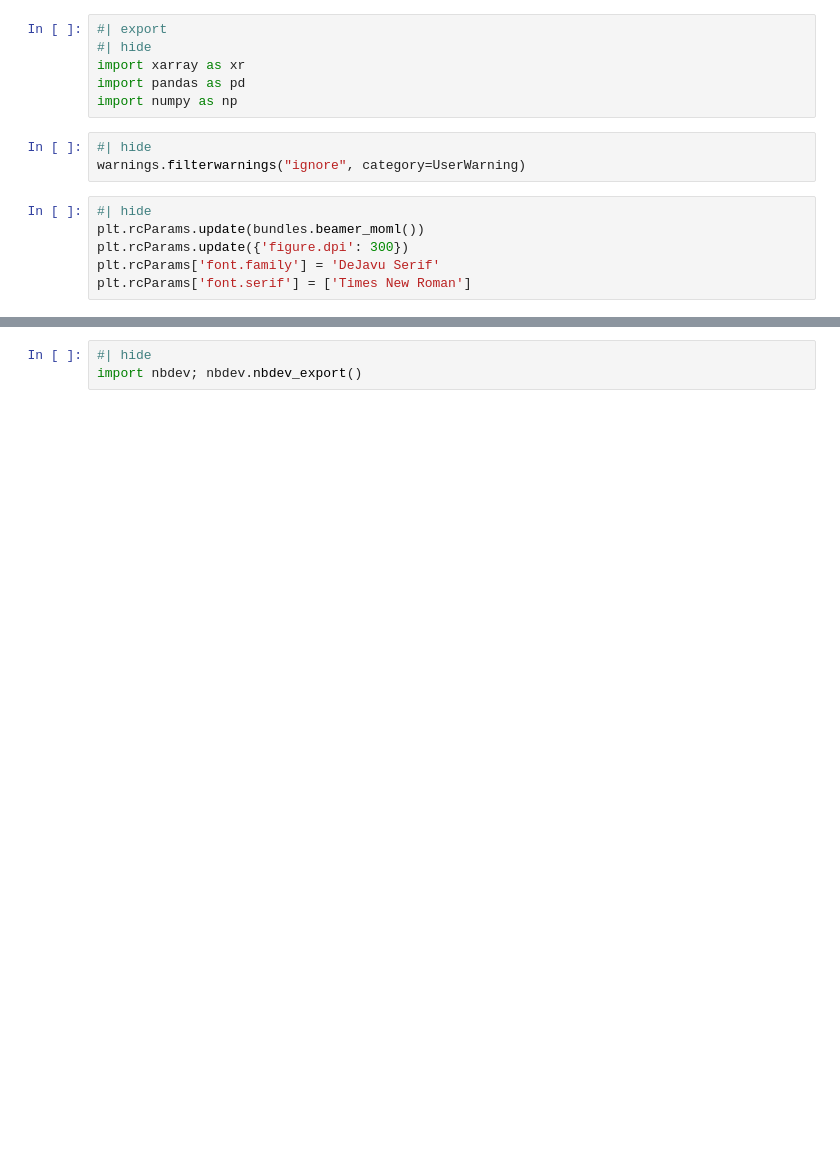
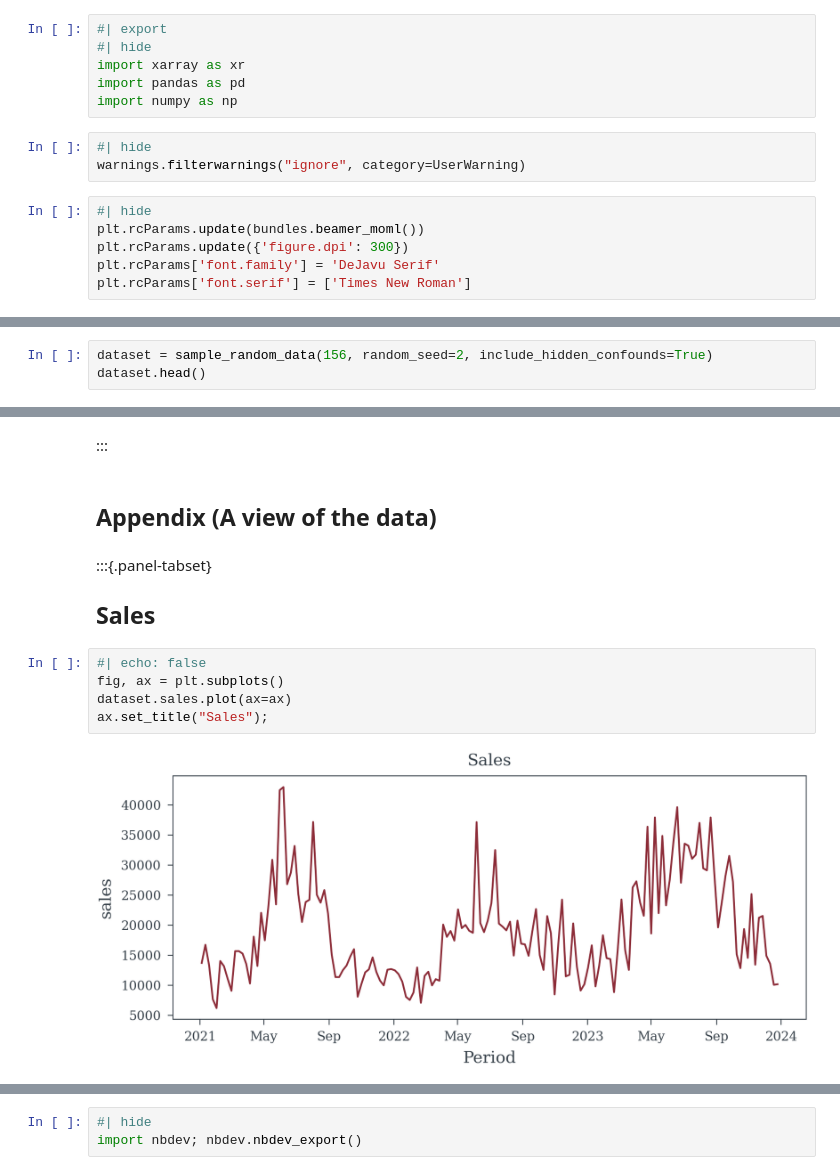
Before and after one commit to redam94/common_regression_issues, a Jupyter notebook: nbs/01_multicollinearity.ipynb, the cells around one changed output, grey strips where cells are left out. Saved outputs shown, nothing was run; the diff lists cells and outputs as text; blank space fills up the shorter version.

```diff
--- a/nbs/01_multicollinearity.ipynb
+++ b/nbs/01_multicollinearity.ipynb
@@ -172,0 +303,3 @@ sample_random_data(156, random_seed=42).plot()
+# %%
+dataset = sample_random_data(156, random_seed=2, include_hidden_confounds=True)
+dataset.head()
@@ -172,0 +424,15 @@ sample_random_data(156, random_seed=42).plot()
+# %% [markdown]
+:::
+# %% [markdown]
+## Appendix (A view of the data)
+# %% [markdown]
+:::{.panel-tabset}
+
+## Sales
+# %%
+#| echo: false
+fig, ax = plt.subplots()
+dataset.sales.plot(ax=ax)
+ax.set_title("Sales");
+# %% [output]
+[figure, added]
```
Also changed, not shown: parts of 29 cells of this notebook, 1 other file.
